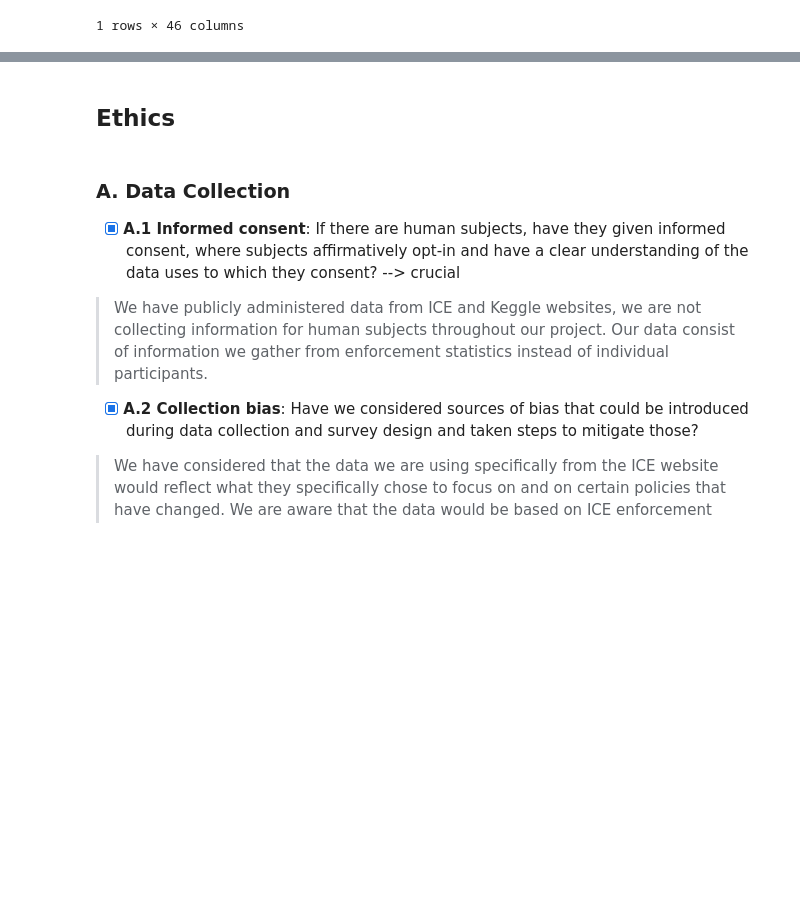
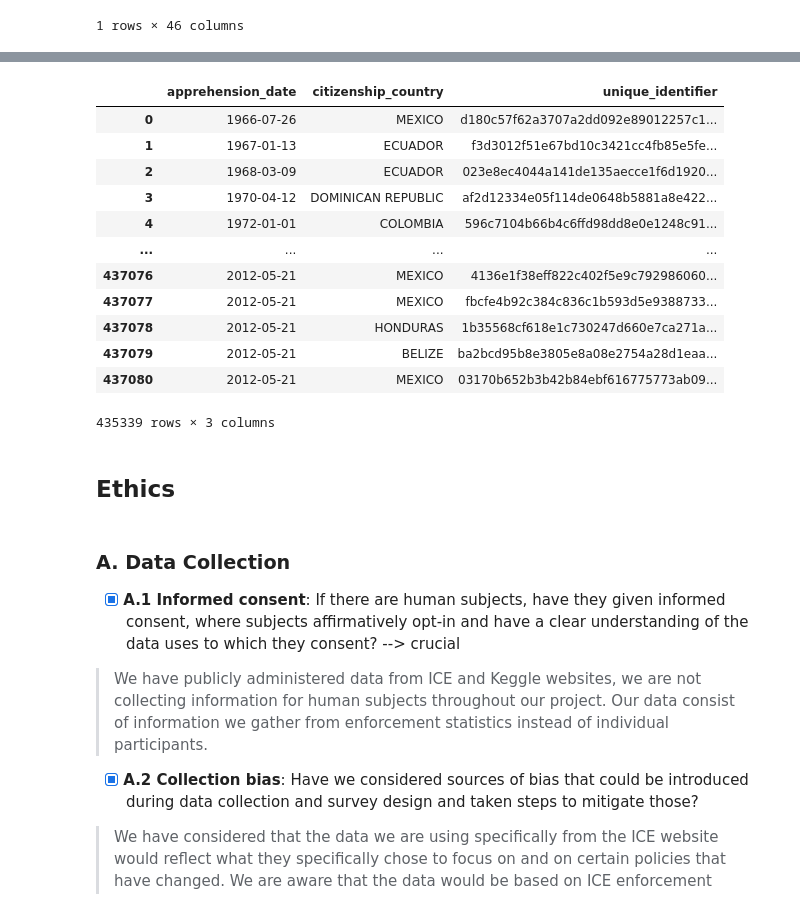
Before and after one commit to COGS108/Group109_WI26, a Jupyter notebook: 01-DataCheckpoint.ipynb, the cells around one changed output, grey strips where cells are left out. Saved outputs shown, nothing was run; the diff lists cells and outputs as text; code cells hidden in the pictures; blank space fills up the shorter version.

```diff
--- a/01-DataCheckpoint.ipynb
+++ b/01-DataCheckpoint.ipynb
@@ -259,3 +339,28 @@ To demonstrate that the data is tidy, we can inspect the unique values of some o
+# %%
+ice_removals_2011_2023_clean = ice_removals_2011_2023.drop_duplicates(keep='first')
+ice_removals_2011_2023_clean = ice_removals_2011_2023_clean.dropna(subset=['Citizenship Country','Anonymized Identifer'])
+ice_removals_2011_2023_clean = ice_removals_2011_2023_clean[['Apprehension Date','Citizenship Country','Anonymized Identifer']]
+ice_removals_2011_2023_clean['Apprehension Date'] = pd.to_datetime(ice_removals_2011_2023_clean['Apprehension Date']).dt.date
+ice_removals_2011_2023_clean = ice_removals_2011_2023_clean.rename(columns={
+    'Apprehension Date': 'apprehension_date',
+    'Citizenship Country': 'citizenship_country',
+    'Anonymized Identifer': 'unique_identifier'
+})
+ice_removals_2011_2023_clean
+# %% [output]
+|  | apprehension_date | citizenship_country | unique_identifier |
+| 0 | 1966-07-26 | MEXICO | d180c57f62a3707a2dd092e89012257c1... |
+| 1 | 1967-01-13 | ECUADOR | f3d3012f51e67bd10c3421cc4fb85e5fe... |
+| 2 | 1968-03-09 | ECUADOR | 023e8ec4044a141de135aecce1f6d1920... |
+| 3 | 1970-04-12 | DOMINICAN REPUBLIC | af2d12334e05f114de0648b5881a8e422... |
+| 4 | 1972-01-01 | COLOMBIA | 596c7104b66b4c6ffd98dd8e0e1248c91... |
+| ... | ... | ... | ... |
+| 437076 | 2012-05-21 | MEXICO | 4136e1f38eff822c402f5e9c792986060... |
+| 437077 | 2012-05-21 | MEXICO | fbcfe4b92c384c836c1b593d5e9388733... |
+| 437078 | 2012-05-21 | HONDURAS | 1b35568cf618e1c730247d660e7ca271a... |
+| 437079 | 2012-05-21 | BELIZE | ba2bcd95b8e3805e8a08e2754a28d1eaa... |
+| 437080 | 2012-05-21 | MEXICO | 03170b652b3b42b84ebf616775773ab09... |
+435339 rows × 3 columns
 # %% [markdown]
 ## Ethics
 # %% [markdown]
```
Also changed, not shown: parts of 16 cells of this notebook.
